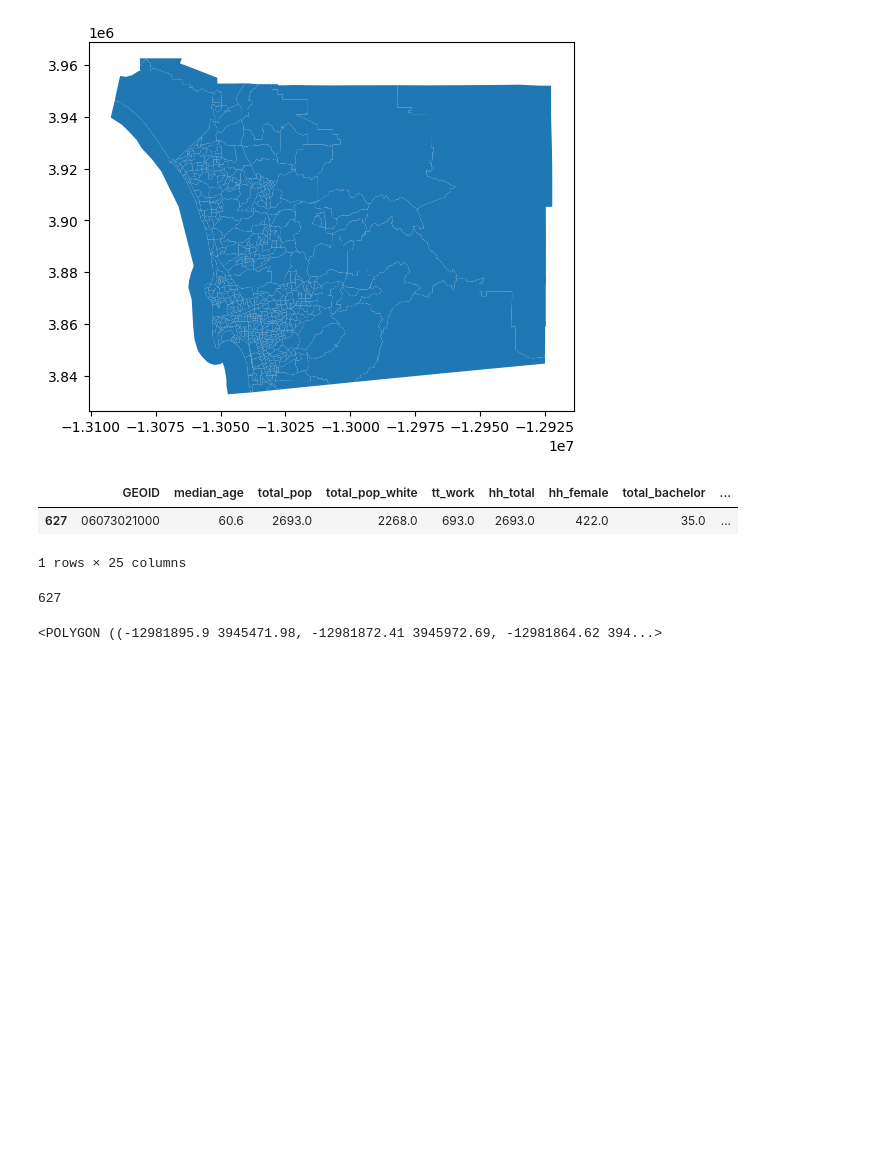
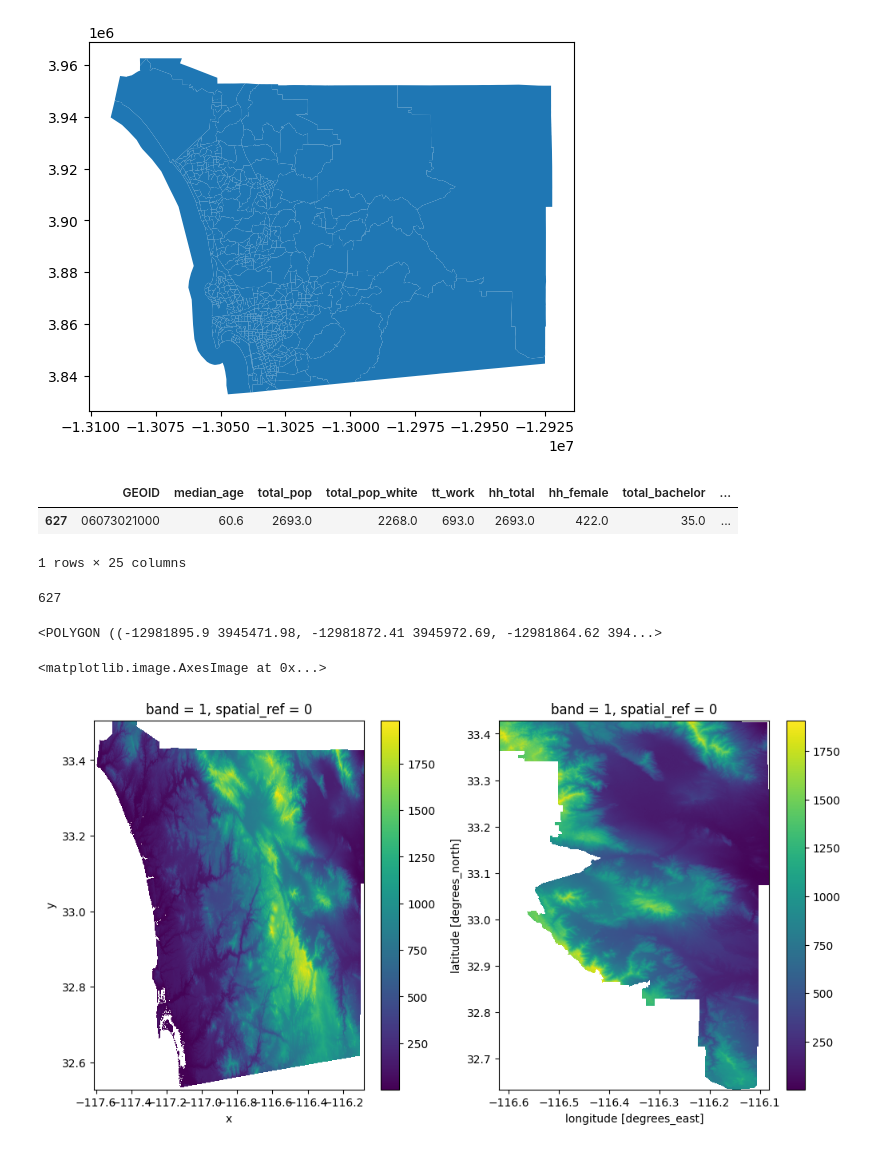
Before and after one commit to arunrajks/geospatial_analysis, a Jupyter notebook: pixels_to_polygons.ipynb, the cells around one changed output. Drawn from its saved outputs; the diff is of its cells as text; code cells hidden in the pictures; blank space fills up the shorter version.

```diff
--- a/pixels_to_polygons.ipynb
+++ b/pixels_to_polygons.ipynb
@@ -47,8 +47,8 @@ sand_area.plot()
 # computing zonal statistics,
 # zonal here cane be any geometry like a polygon
 
-largest_tract = sand_area.query(f'area_sqm == {sand_area.area_sqm.max()} ')
-largest_tract
+largest_tract0 = sand_area.query(f'area_sqm == {sand_area.area_sqm.max()} ')
+largest_tract0
 # %% [output]
 |  | GEOID | median_age | total_pop | total_pop_white | tt_work | hh_total | hh_female | total_bachelor | ... |
 | 627 | 06073021000 | 60.6 | 2693.0 | 2268.0 | 693.0 | 2693.0 | 422.0 | 35.0 | ... |
@@ -58,9 +58,23 @@ largest_tract.index[0]
 # %% [output]
 627
 # %%
-largest_tract = largest_tract.loc[largest_tract.index[0], "geometry"]
+largest_tract = largest_tract0.loc[largest_tract0.index[0], "geometry"]
 largest_tract
 # %% [output]
 <POLYGON ((-12981895.9 3945471.98, -12981872.41 3945972.69, -12981864.62 394...>
 # %%
 # Clip the elevation for the largest tract from dem dataset
+
+dem_clip = dem.rio.clip([largest_tract.__geo_interface__], crs=sand_area.crs)
+# %%
+dem1 = dem.rio.write_crs(sand_area.crs)
+# %%
+import matplotlib.pyplot as plt
+fig, axs = plt.subplots(1, 2, figsize=(12, 6))
+dem1.where(dem1 > 0).plot.imshow(ax=axs[0])
+
+
+dem_clip.where(dem_clip > 0).plot.imshow(ax=axs[1])
+# %% [output]
+<matplotlib.image.AxesImage at 0x...>
+[figure, added]
```
Also changed, not shown: parts of 4 cells of this notebook.
